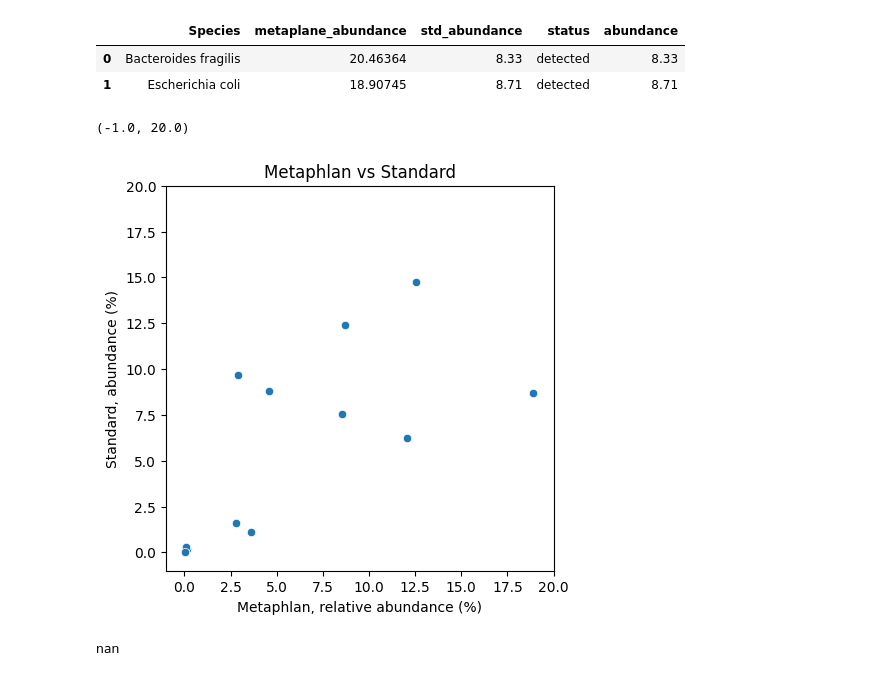
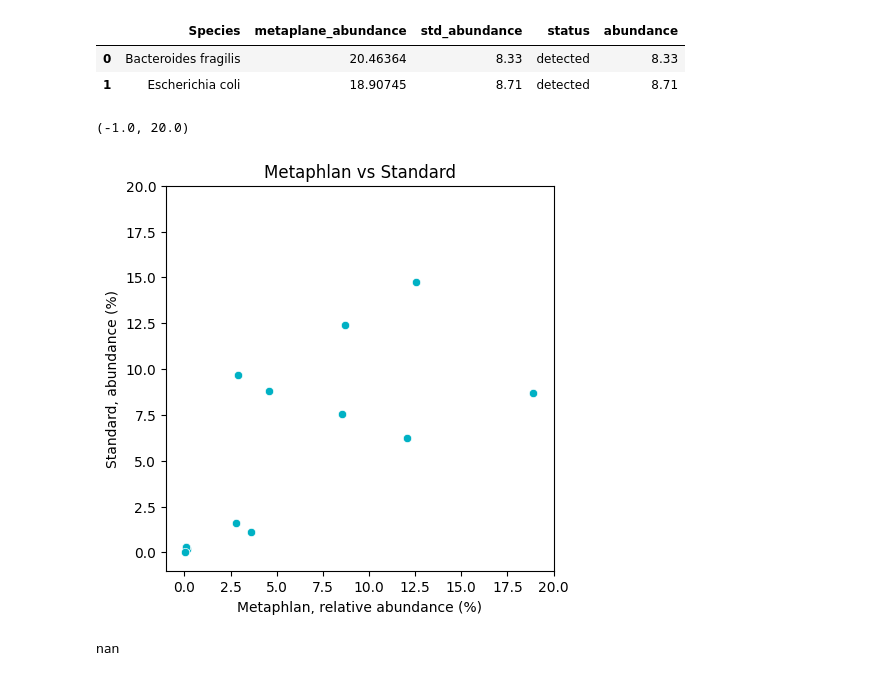
Before and after one commit to Chartiza/UBDS-3_2024, a Jupyter notebook: step2_metagenome_profiling.ipynb, the cells around one changed output. Saved outputs shown, nothing was run; the diff lists cells and outputs as text; code cells hidden in the pictures.

```diff
--- a/step2_metagenome_profiling.ipynb
+++ b/step2_metagenome_profiling.ipynb
@@ -392,19 +392,17 @@ mrg_met.head(2)
 | 1 | Escherichia coli | 18.90745 | 8.71 | detected | 8.71 |
 # %%
 plt.figure(figsize=(5, 5))
-sns.scatterplot(data=mrg_met, x='metaplane_abundance', y='std_abundance')
+sns.scatterplot(data=mrg_met, x='metaplane_abundance', y='std_abundance', color='#00b1c4')
 plt.xlabel('Metaphlan, relative abundance (%)')
 plt.ylabel('Standard, abundance (%)')
 plt.title('Metaphlan vs Standard')
 plt.xlim(-1, 20)
 plt.ylim(-1, 20)
 
-#plt.plot([-1, 20], [-1, 20], linewidth=1, color='red', linestyle='--', alpha=0.2)
-
 #plt.savefig('results/metaphlan_vs_standard.png', dpi=300, bbox_inches='tight')
 # %% [output]
 (-1.0, 20.0)
-[figure, old version]
+[figure, new version]
 # %%
 # calculate r2 value
 from scipy.stats import linregress
```
Also changed, not shown: parts of 2 cells of this notebook, 4 other files.
